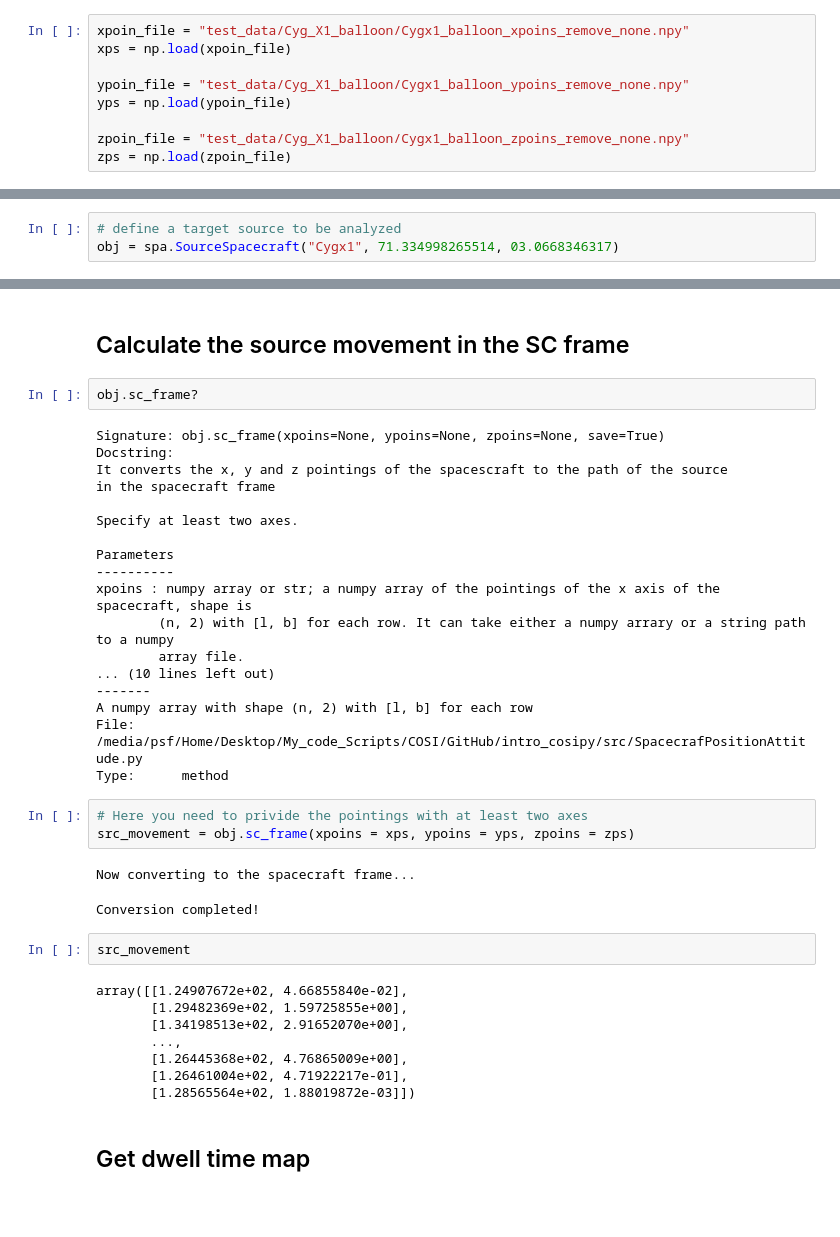
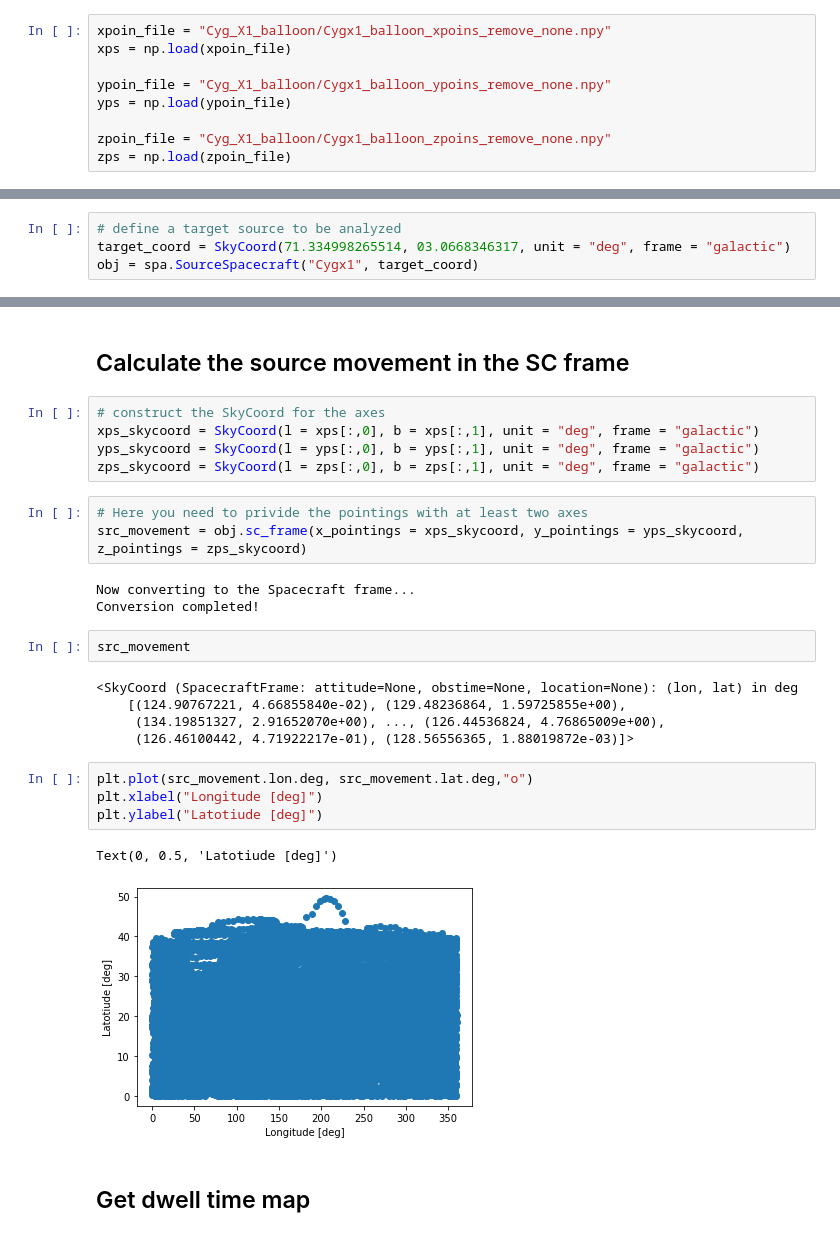
Before and after one commit to cositools/intro_cosipy, a Jupyter notebook: Point_source_resonse.ipynb, the cells around one changed output, grey strips where cells are left out. Cells and saved outputs as stored; diff of their text form; blank space fills up the shorter version.

```diff
--- a/Point_source_resonse.ipynb
+++ b/Point_source_resonse.ipynb
@@ -41,13 +37,13 @@ from cosipy.coordinates import SpacecraftFrame
 # %% [markdown]
 ## Load the x, y and z pointings
 # %%
-xpoin_file = "test_data/Cyg_X1_balloon/Cygx1_balloon_xpoins_remove_none.npy"
+xpoin_file = "Cyg_X1_balloon/Cygx1_balloon_xpoins_remove_none.npy"
 xps = np.load(xpoin_file)
 
-ypoin_file = "test_data/Cyg_X1_balloon/Cygx1_balloon_ypoins_remove_none.npy"
+ypoin_file = "Cyg_X1_balloon/Cygx1_balloon_ypoins_remove_none.npy"
 yps = np.load(ypoin_file)
 
-zpoin_file = "test_data/Cyg_X1_balloon/Cygx1_balloon_zpoins_remove_none.npy"
+zpoin_file = "Cyg_X1_balloon/Cygx1_balloon_zpoins_remove_none.npy"
 zps = np.load(zpoin_file)
 # %%
 # you can plot the pointings to see how the zenith changes over the observation
@@ -86,6 +82,7 @@ Subclasses:
 # %%
 # define a target source to be analyzed
-obj = spa.SourceSpacecraft("Cygx1", 71.334998265514, 03.0668346317)
+target_coord = SkyCoord(71.334998265514, 03.0668346317, unit = "deg", frame = "galactic")
+obj = spa.SourceSpacecraft("Cygx1", target_coord)
 # %%
 # access to the properties
 obj.src_name
@@ -93,41 +90,30 @@ obj.src_name
 'Cygx1'
 # %% [markdown]
 ## Calculate the source movement in the SC frame
-# %%
-obj.sc_frame?
-# %% [output]
-Signature: obj.sc_frame(xpoins=None, ypoins=None, zpoins=None, save=True)
-Docstring:
-It converts the x, y and z pointings of the spacescraft to the path of the source
-in the spacecraft frame
-
-Specify at least two axes.
-
-Parameters
-----------
-xpoins : numpy array or str; a numpy array of the pointings of the x axis of the spacecraft, shape is
-        (n, 2) with [l, b] for each row. It can take either a numpy arrary or a string path to a numpy
-        array file.
-... (10 lines left out)
--------
-A numpy array with shape (n, 2) with [l, b] for each row
-File:      /media/psf/Home/Desktop/My_code_Scripts/COSI/GitHub/intro_cosipy/src/SpacecrafPositionAttitude.py
-Type:      method
+# %%
+# construct the SkyCoord for the axes
+xps_skycoord = SkyCoord(l = xps[:,0], b = xps[:,1], unit = "deg", frame = "galactic")
+yps_skycoord = SkyCoord(l = yps[:,0], b = yps[:,1], unit = "deg", frame = "galactic")
+zps_skycoord = SkyCoord(l = zps[:,0], b = zps[:,1], unit = "deg", frame = "galactic")
 # %%
 # Here you need to privide the pointings with at least two axes
-src_movement = obj.sc_frame(xpoins = xps, ypoins = yps, zpoins = zps)
+src_movement = obj.sc_frame(x_pointings = xps_skycoord, y_pointings = yps_skycoord, z_pointings = zps_skycoord)
 # %% [output]
-Now converting to the spacecraft frame...
+Now converting to the Spacecraft frame...
+Conversion completed!
-Conversion completed!
 # %%
 src_movement
 # %% [output]
-array([[1.24907672e+02, 4.66855840e-02],
-       [1.29482369e+02, 1.59725855e+00],
-       [1.34198513e+02, 2.91652070e+00],
-       ...,
-       [1.26445368e+02, 4.76865009e+00],
-       [1.26461004e+02, 4.71922217e-01],
-       [1.28565564e+02, 1.88019872e-03]])
+<SkyCoord (SpacecraftFrame: attitude=None, obstime=None, location=None): (lon, lat) in deg
+    [(124.90767221, 4.66855840e-02), (129.48236864, 1.59725855e+00),
+     (134.19851327, 2.91652070e+00), ..., (126.44536824, 4.76865009e+00),
+     (126.46100442, 4.71922217e-01), (128.56556365, 1.88019872e-03)]>
+# %%
+plt.plot(src_movement.lon.deg, src_movement.lat.deg,"o")
+plt.xlabel("Longitude [deg]")
+plt.ylabel("Latotiude [deg]")
+# %% [output]
+Text(0, 0.5, 'Latotiude [deg]')
+[figure, added]
 # %% [markdown]
 ## Get dwell time map
```
Also changed, not shown: parts of 14 cells of this notebook, 1 other file.
